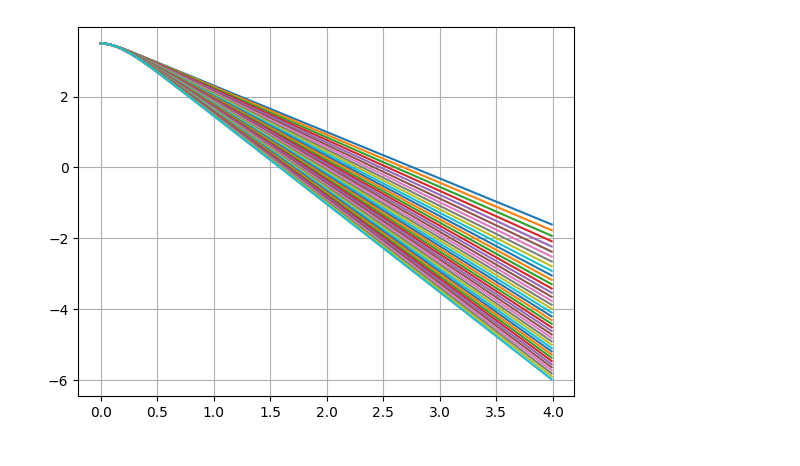
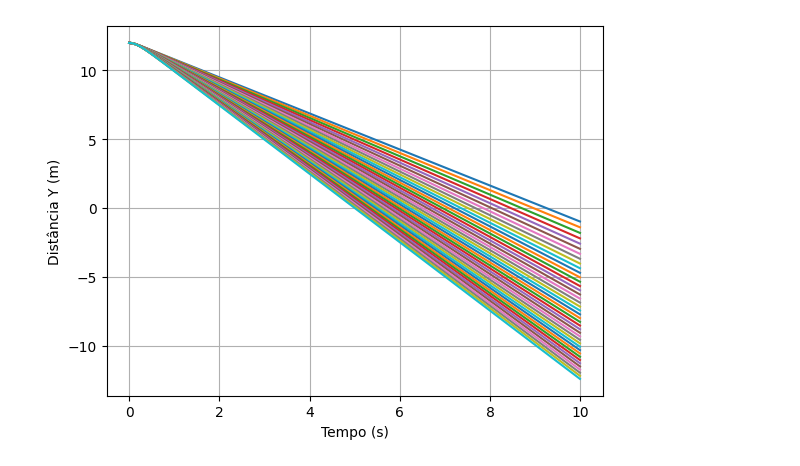
Before and after one commit to YamanduGermano/modsim-projeto3, a Jupyter notebook: lara.ipynb, the cells around one changed output. Saved outputs shown, nothing was run; the diff lists cells and outputs as text; code cells hidden in the pictures.

```diff
--- a/lara.ipynb
+++ b/lara.ipynb
@@ -97,33 +97,37 @@ def modelo1(X,t,massa):
 
     drag = (cd * par * vy**2 * A)/2
     peso = massa * g
 
     dydt = vy
     dvydt = (drag-peso)/massa
 
     # if y <= 0:
     #     dydt = 0
     #     dvydt = 0
 
     return [dydt, dvydt]
 
-y0 = 3.5
+y0 = 12
 vy0 = 0 #momento em que o paraquedas é aberto totalmente
 ci = [y0, vy0]
 
 
 lista_con=[]
+fig, ax = plt.subplots()
 
-tempo1 = np.arange(0, 4 ,1e-2)
+tempo1 = np.arange(0, 10 ,1e-2)
 for i in m_lista:
     massa=i
     mod = odeint(modelo1, ci, tempo1, args=(massa,))
     listay = mod[:,0]
     lista_con.append(meta(listay,tempo1))
     listavy = mod[:,1]
     plt.plot(tempo1,listay)
 
 plt.grid()
+plt.xlabel("Tempo (s)")
+plt.ylabel("Distância Y (m)")
 plt.show()
+fig.savefig('odeint.svg')
 # %% [output]
-[figure, old version]
+[figure, new version]
```
Also changed, not shown: parts of 4 cells of this notebook.
